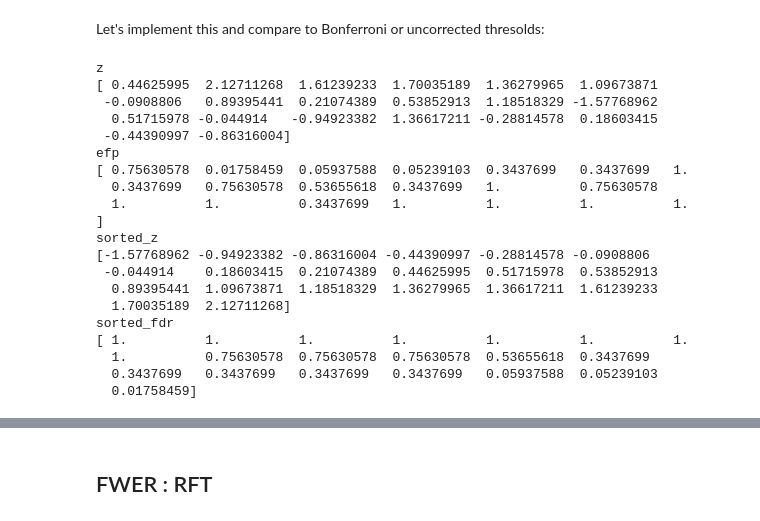
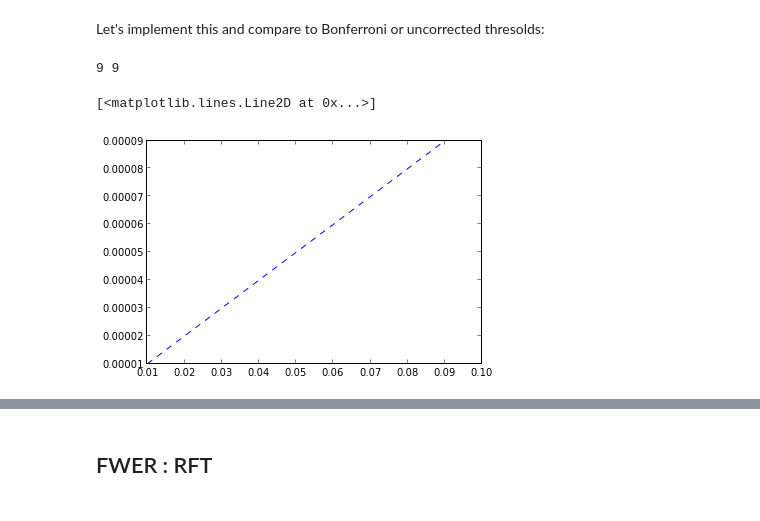
Before and after one commit to jbpoline/bayfmri, a Jupyter notebook: notebooks/Multiple_comparison.ipynb, the cells around one changed output, grey strips where cells are left out. Cells and saved outputs as stored; diff of their text form; code cells hidden in the pictures.

```diff
--- a/notebooks/Multiple_comparison.ipynb
+++ b/notebooks/Multiple_comparison.ipynb
@@ -119,30 +93,0 @@ z = norm01.rvs(size=20)
-# %%
-efp, sorted_z, sorted_fdr = fdrcurve(z)
-
-if len(z) <= 20:
-    print "z \n", z
-    print "efp \n", efp
-    print "sorted_z \n", sorted_z
-    print "sorted_fdr \n", sorted_fdr
-else:
-    print sum(sorted_fdr < .05)
-# %% [output]
-z
-[ 0.44625995  2.12711268  1.61239233  1.70035189  1.36279965  1.09673871
- -0.0908806   0.89395441  0.21074389  0.53852913  1.18518329 -1.57768962
-  0.51715978 -0.044914   -0.94923382  1.36617211 -0.28814578  0.18603415
- -0.44390997 -0.86316004]
-efp
-[ 0.75630578  0.01758459  0.05937588  0.05239103  0.3437699   0.3437699   1.
-  0.3437699   0.75630578  0.53655618  0.3437699   1.          0.75630578
-  1.          1.          0.3437699   1.          1.          1.          1.        ]
-sorted_z
-[-1.57768962 -0.94923382 -0.86316004 -0.44390997 -0.28814578 -0.0908806
- -0.044914    0.18603415  0.21074389  0.44625995  0.51715978  0.53852913
-  0.89395441  1.09673871  1.18518329  1.36279965  1.36617211  1.61239233
-  1.70035189  2.12711268]
-sorted_fdr
-[ 1.          1.          1.          1.          1.          1.          1.
-  1.          0.75630578  0.75630578  0.75630578  0.53655618  0.3437699
-  0.3437699   0.3437699   0.3437699   0.3437699   0.05937588  0.05239103
-  0.01758459]
@@ -148,0 +160,20 @@ sorted_fdr
+# %%
+n = 1000
+unif = st.uniform()
+p = unif.rvs(size=n)
+
+q = []
+alph = arange(0.01,0.1,0.01)
+for a in alph:
+    q.append(fdr_threshold(p,a))
+
+
+#more elegant:
+q = [fdr_threshold(p,a) for a in alph]
+
+print size(alph), size(q)
+plot(alph, q,'--')
+# %% [output]
+9 9
+[<matplotlib.lines.Line2D at 0x...>]
+[figure, added]
```
Also changed, not shown: parts of 10 cells of this notebook.
